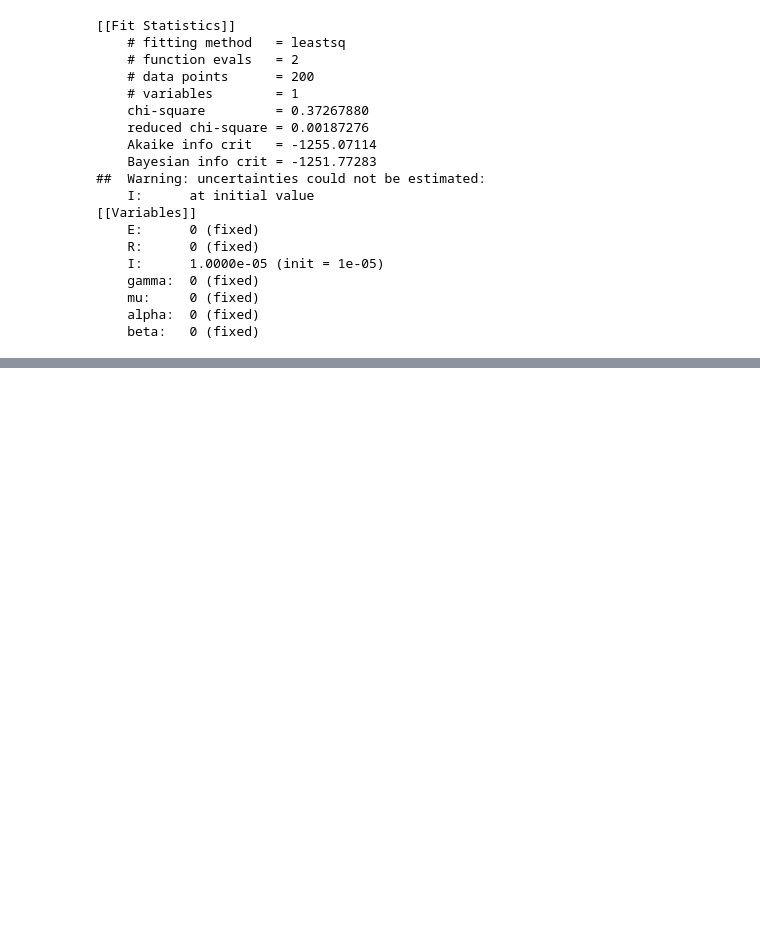
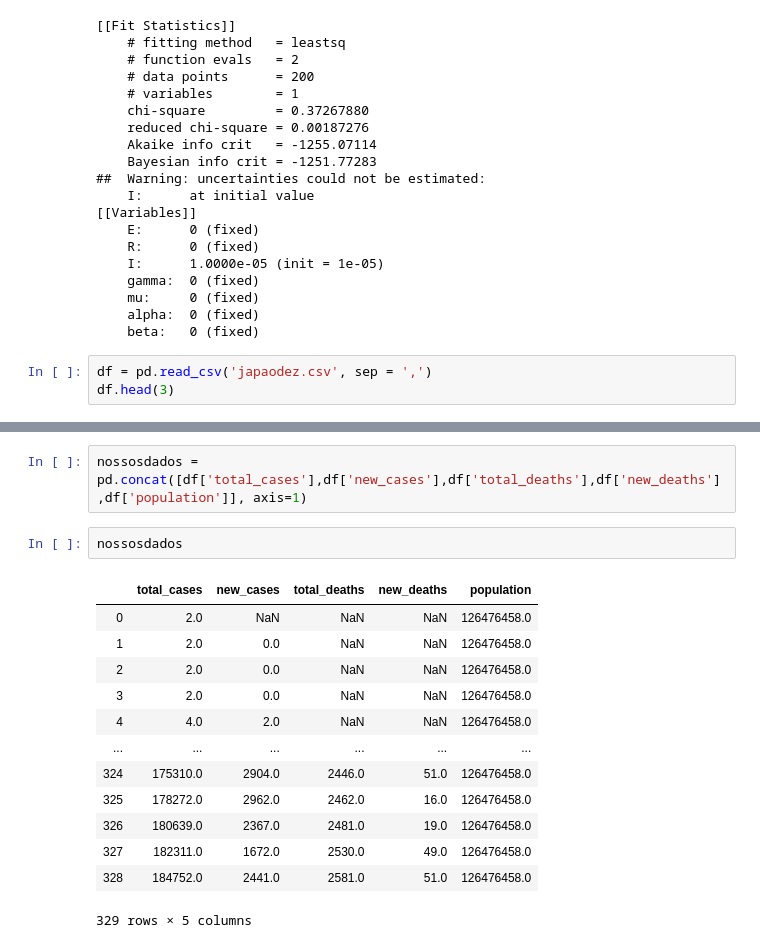
Before and after one commit to carolmcs/Covid_Japan, a Jupyter notebook: alternativa.ipynb, the cells around one changed output, grey strips where cells are left out. Cells and saved outputs as stored; diff of their text form; blank space fills up the shorter version.

```diff
--- a/alternativa.ipynb
+++ b/alternativa.ipynb
@@ -102,3 +102,6 @@ report_fit(final)
     mu:     0 (fixed)
     alpha:  0 (fixed)
     beta:   0 (fixed)
+# %%
+df = pd.read_csv('japaodez.csv', sep = ',')
+df.head(3)
@@ -104,0 +114,18 @@ report_fit(final)
+# %%
+nossosdados = pd.concat([df['total_cases'],df['new_cases'],df['total_deaths'],df['new_deaths'],df['population']], axis=1)
+# %%
+nossosdados
+# %% [output]
+|  | total_cases | new_cases | total_deaths | new_deaths | population |
+| 0 | 2.0 | NaN | NaN | NaN | 126476458.0 |
+| 1 | 2.0 | 0.0 | NaN | NaN | 126476458.0 |
+| 2 | 2.0 | 0.0 | NaN | NaN | 126476458.0 |
+| 3 | 2.0 | 0.0 | NaN | NaN | 126476458.0 |
+| 4 | 4.0 | 2.0 | NaN | NaN | 126476458.0 |
+| ... | ... | ... | ... | ... | ... |
+| 324 | 175310.0 | 2904.0 | 2446.0 | 51.0 | 126476458.0 |
+| 325 | 178272.0 | 2962.0 | 2462.0 | 16.0 | 126476458.0 |
+| 326 | 180639.0 | 2367.0 | 2481.0 | 19.0 | 126476458.0 |
+| 327 | 182311.0 | 1672.0 | 2530.0 | 49.0 | 126476458.0 |
+| 328 | 184752.0 | 2441.0 | 2581.0 | 51.0 | 126476458.0 |
+329 rows × 5 columns
```
Also changed, not shown: parts of 1 cell of this notebook, 1 other file.
